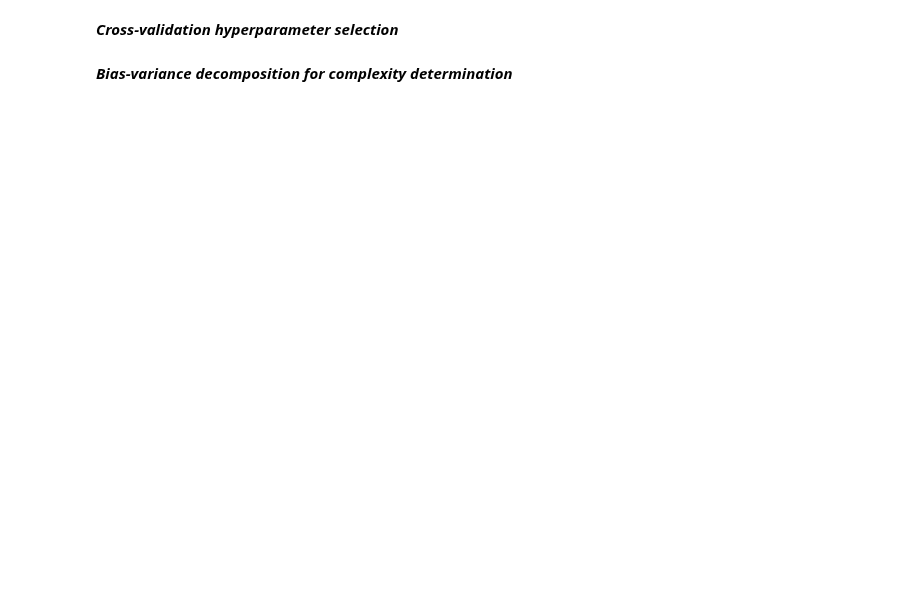
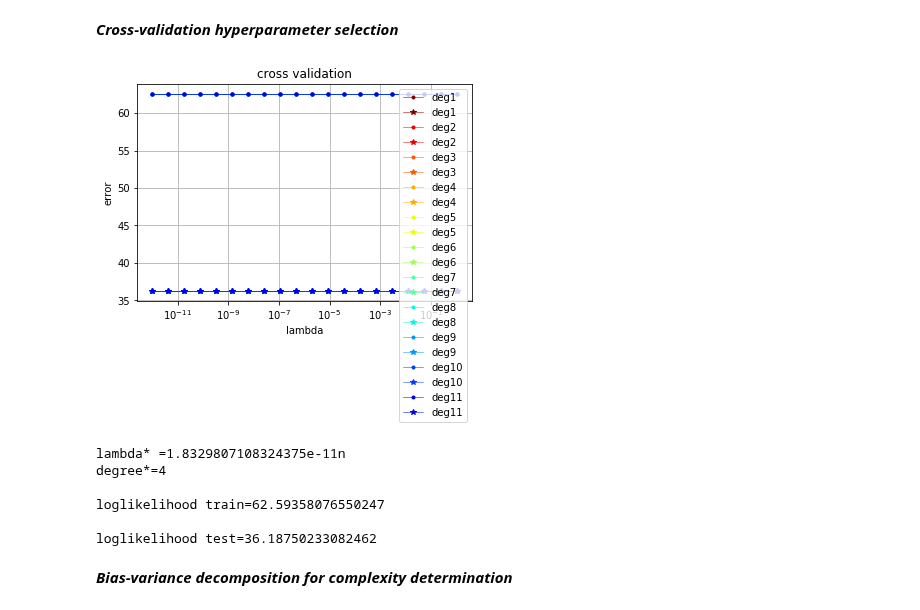
Before and after one commit to cschneuw/Machine-learning-Project-2019, a Jupyter notebook: scripts/project1.ipynb, the cells around one changed output. Cells and saved outputs as stored; diff of their text form; code cells hidden in the pictures; blank space fills up the shorter version.

```diff
--- a/scripts/project1.ipynb
+++ b/scripts/project1.ipynb
@@ -200,6 +209,7 @@ cross_validation_visualization(lambdas, rmse_tr_cv, rmse_te_cv)
 # %%
-idx = np.nanargmin(rmse_te_cv)
-lambda_ri = lambdas[idx]
+idx = np.unravel_index(np.nanargmin(rmse_te_cv), rmse_te_cv.shape)
+lambda_ri = lambdas[idx[0]]
+degree_ri = degrees[idy[1]]
 
-print("lambda* ={lambda_}\n\nrmse train={rmse_tr}\n\nrmse test={rmse_te}".format(
-    lambda_=lambda_ri, rmse_tr=rmse_tr_cv[idx], rmse_te=rmse_te_cv[idx]))
+print("lambda*={lambda_}\n\ndegree*={degree}\n\nrmse train={rmse_tr}\n\nrmse test={rmse_te}".format(
+    lambda_=lambda_ri, degree=degree_ri, rmse_tr=rmse_tr_cv[idx], rmse_te=rmse_te_cv[idx]))
@@ -221,7 +239,6 @@ def bias_variance_decomposition_visualization(degrees, loss_tr, loss_te):
 # %%
 ratio_train = 0.05
 seeds = range(50)
-degrees = range(0, 13)
 # %%
 rmse_tr_bv = np.empty((len(seeds), len(degrees)))
 rmse_te_bv = np.empty((len(seeds), len(degrees)))
@@ -328,31 +383,43 @@ print("w* ={w}\n\nloglikelihood loss={loss}\n\ngamma={gamma}".format(
 seed = 1
 degree_rlr = 1
 k_fold = 4
-lambdas = np.logspace(-15, 1, 20)
+lambdas = np.logspace(-12, 0, 20)
+degrees = range(1, 12)
 max_iters = 1000
 initial_w = np.zeros(tX.shape[1])
 # %%
 k_indices = build_k_indices(y, k_fold, seed)
-
-loss_tr_cv = np.empty(len(lambdas))
-loss_te_cv = np.empty(len(lambdas))
+loss_tr_cv = np.empty((len(lambdas), len(degrees)))
+loss_te_cv = np.empty((len(lambdas), len(degrees)))
 
 for index_lambda, lambda_ in enumerate(lambdas):
-    log_tr = np.empty(k_fold)
-    log_te = np.empty(k_fold)
-    for k in range(k_fold):
-        loss_tr, loss_te = cross_validation_log(y, tX, k_indices, k, lambda_, degree_rlr, initial_w, max_iters, gamma_rlr)
-        log_tr[k] = np.sqrt(2*loss_tr)
-        log_te[k] = np.sqrt(2*loss_te)
-    loss_tr_cv[index_lambda] = np.mean(log_tr)
-    loss_te_cv[index_lambda] = np.mean(log_te)
-cross_validation_visualization(lambdas, loss_tr_cv, loss_te_cv)
+    for index_degree, degree in enumerate(degrees):
+        log_tr = np.empty(k_fold)
+        log_te = np.empty(k_fold)
+        for k in range(k_fold):
+            loss_tr, loss_te = cross_validation_log(y, tX, k_indices, k, lambda_, degree_rlr, initial_w, max_iters, gamma_rlr)
+            log_tr[k] = np.sqrt(2*loss_tr)
+            log_te[k] = np.sqrt(2*loss_te)
+        loss_tr_cv[index_lambda][index_degree] = np.mean(log_tr)
+        loss_te_cv[index_lambda][index_degree] = np.mean(log_te)
+# %%
+cross_validation_visualization(lambdas, degrees, loss_tr_cv, loss_te_cv)
+# %% [output]
+[figure, added]
 # %%
-idx = np.nanargmin(loss_te_cv)
-lambda_rlr = lambdas[idx]
+idx = np.unravel_index(np.nanargmin(rmse_te_cv), rmse_te_cv.shape)
+lambda_rlr = lambdas[idx[0]]
+degree_rlr = degrees[idy[1]]
 
-print("lambda* ={lambda_}\n\nloglikelihood train={log_tr}\n\nloglikelihood test={log_te}".format(
-    lambda_=lambda_rlr, log_tr=loss_tr_cv[idx], log_te=loss_te_cv[idx]))
+print("lambda* ={lambda_}n\ndegree*={degree}\n\nloglikelihood train={log_tr}\n\nloglikelihood test={log_te}".format(
+    lambda_=lambda_rlr, degree=degree_rlr, log_tr=loss_tr_cv[idx], log_te=loss_te_cv[idx]))
+# %% [output]
+lambda* =1.8329807108324375e-11n
+degree*=4
+
+loglikelihood train=62.59358076550247
+
+loglikelihood test=36.18750233082462
 # %% [markdown]
 ***Bias-variance decomposition for complexity determination***
 # %%
```
Also changed, not shown: parts of 18 cells of this notebook.
